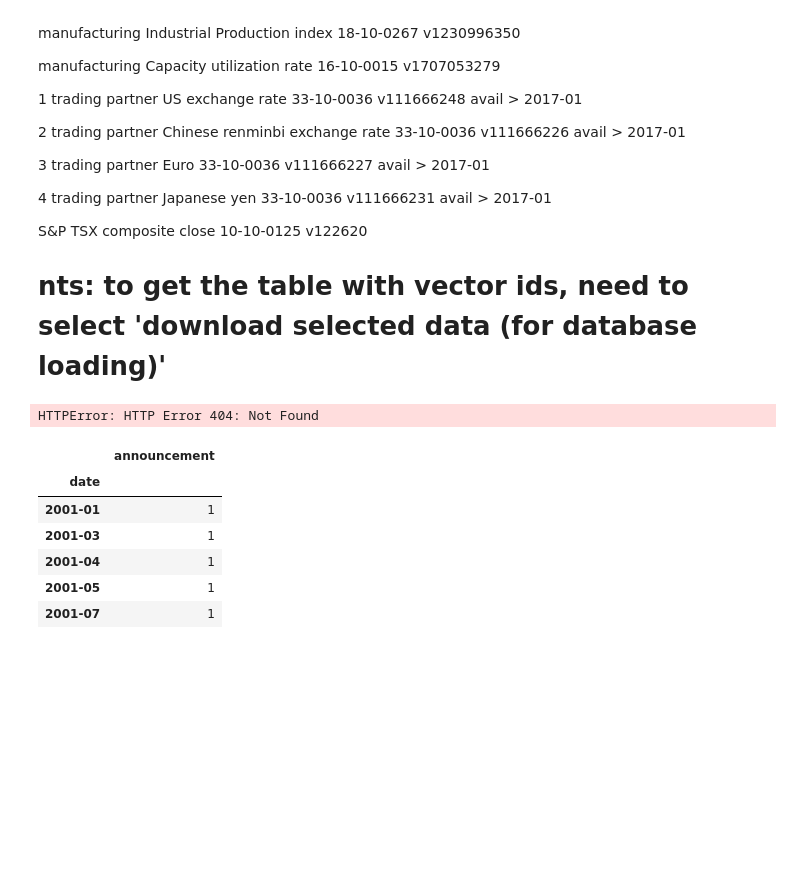
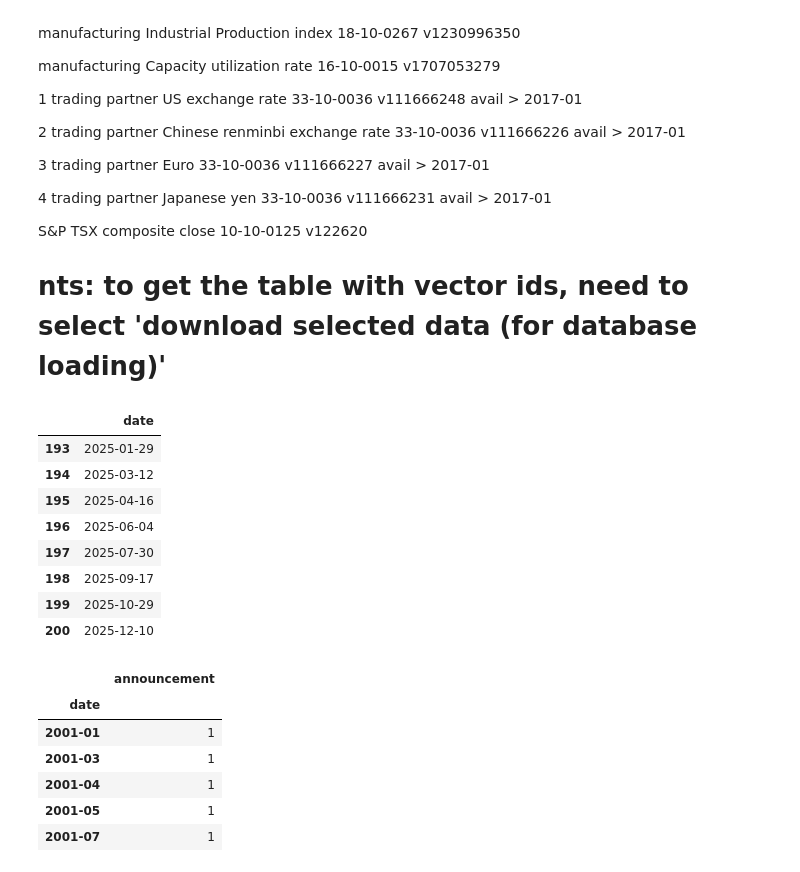
Before and after one commit to FleaBusyBeeBergs/dtsa5511-final-project, a Jupyter notebook: dtsa5511_final_project.ipynb, the cells around one changed output. Saved outputs shown, nothing was run; the diff lists cells and outputs as text; code cells hidden in the pictures; blank space fills up the shorter version.

```diff
--- a/dtsa5511_final_project.ipynb
+++ b/dtsa5511_final_project.ipynb
@@ -186,12 +186,20 @@ S&P TSX composite close 10-10-0125 v122620
 # nts: to get the table with vector ids, need to select 'download selected data (for database loading)'
 # %%
 # boc rate announcement dates, incl 2025
-url = 'https://raw.githubusercontent.com/FleaBusyBeeBergs/dtsa5511-final-project/data/rate-announcements.csv'
+url = 'https://raw.githubusercontent.com/FleaBusyBeeBergs/dtsa5511-final-project/main/data/rate-announcements.csv'
 #url = None
 rate_announcements = pd.read_csv(url)
 rate_announcements.tail(8)
 # %% [output]
-HTTPError: HTTP Error 404: Not Found
+|  | date |
+| 193 | 2025-01-29 |
+| 194 | 2025-03-12 |
+| 195 | 2025-04-16 |
+| 196 | 2025-06-04 |
+| 197 | 2025-07-30 |
+| 198 | 2025-09-17 |
+| 199 | 2025-10-29 |
+| 200 | 2025-12-10 |
 # %%
 def preprocess_rate_announcements(rate_announcements):
     '''
```
Also changed, not shown: parts of 4 cells of this notebook.
